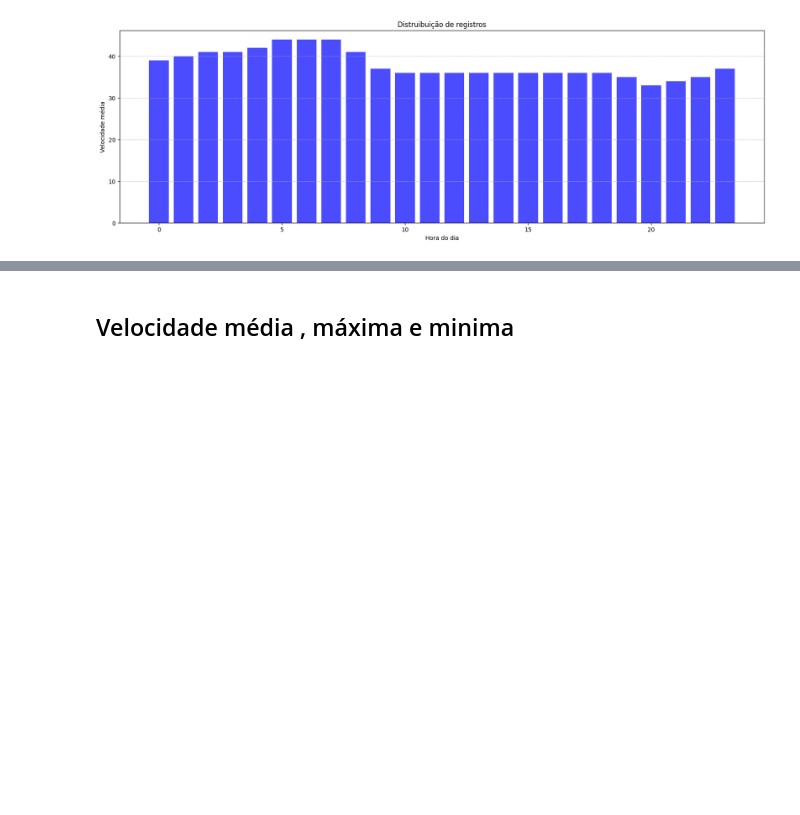
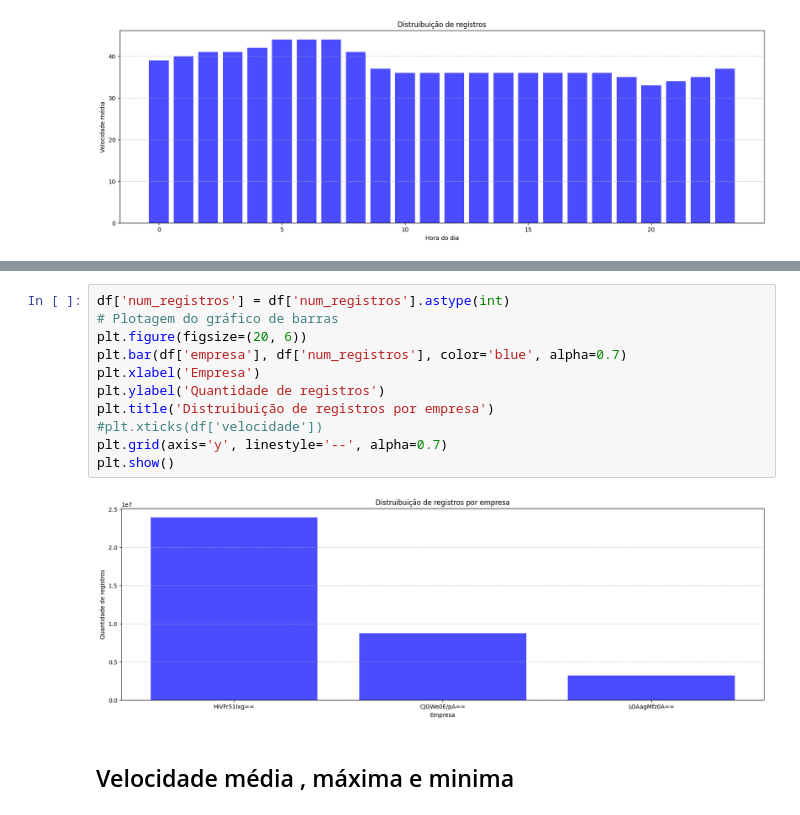
Before and after one commit to LuisTorres409/teste, a Jupyter notebook: analise.ipynb, the cells around one changed output, grey strips where cells are left out. Cells and saved outputs as stored; diff of their text form; blank space fills up the shorter version.

```diff
--- a/analise.ipynb
+++ b/analise.ipynb
@@ -262,3 +243,16 @@ df
+# %%
+df['num_registros'] = df['num_registros'].astype(int)
+# Plotagem do gráfico de barras
+plt.figure(figsize=(20, 6))
+plt.bar(df['empresa'], df['num_registros'], color='blue', alpha=0.7)
+plt.xlabel('Empresa')
+plt.ylabel('Quantidade de registros')
+plt.title('Distruibuição de registros por empresa')
+#plt.xticks(df['velocidade'])
+plt.grid(axis='y', linestyle='--', alpha=0.7)
+plt.show()
+# %% [output]
+[figure, added]
 # %% [markdown]
 ## Velocidade média , máxima e minima
 # %%
```
Also changed, not shown: parts of 15 cells of this notebook.
